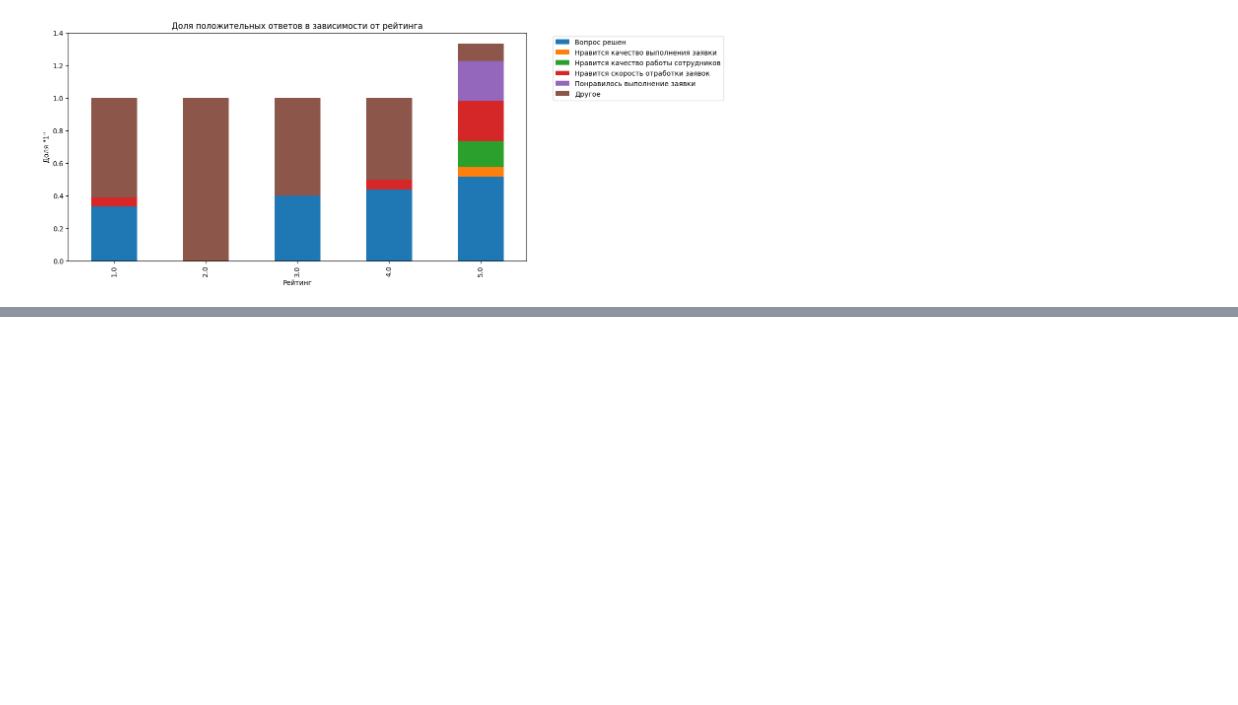
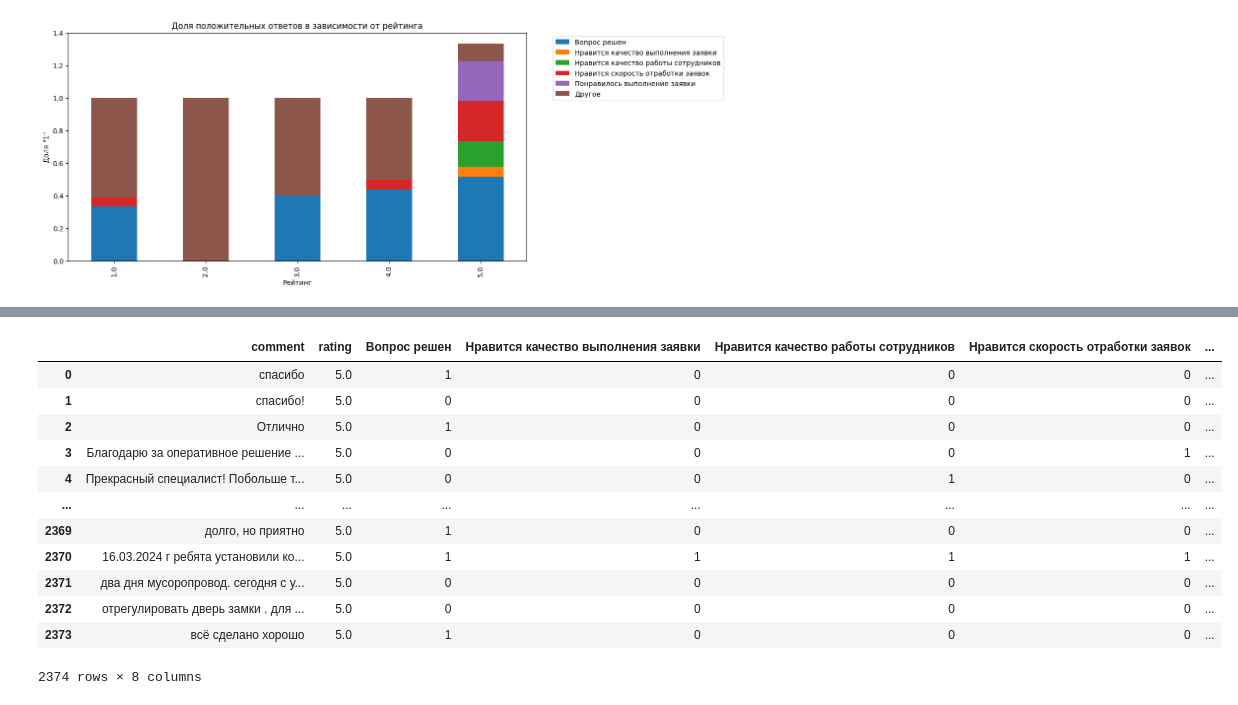
Before and after one commit to EBUSYGIN/NLP, a Jupyter notebook: NLP.ipynb, the cells around one changed output, grey strips where cells are left out. Cells and saved outputs as stored; diff of their text form; code cells hidden in the pictures; blank space fills up the shorter version.

```diff
--- a/NLP.ipynb
+++ b/NLP.ipynb
@@ -226,0 +243,46 @@ plt.show()
+# %%
+import re
+
+def remove_emojis(text):
+    if not isinstance(text, str):  # если значение не строка (NaN, число и т. д.)
+        return text
+    # Регулярное выражение для поиска эмодзи и смайликов
+    emoji_pattern = re.compile(
+        "["
+        "\U0001F600-\U0001F64F"  # эмоциональные смайлы
+        "\U0001F300-\U0001F5FF"  # символы и пиктограммы
+        "\U0001F680-\U0001F6FF"  # транспорт и карты
+        "\U0001F700-\U0001F77F"  # алхимические символы
+        "\U0001F780-\U0001F7FF"  # геометрические фигуры
+        "\U0001F800-\U0001F8FF"  # дополнительные символы
+        "\U0001F900-\U0001F9FF"  # дополнительные символы-2
+        "\U0001FA00-\U0001FA6F"  # шахматы
+        "\U0001FA70-\U0001FAFF"  # дополнительные символы-3
+        "\U00002702-\U000027B0"  # Dingbats
+        "\U000024C2-\U0001F251"  # Enclosed characters
+        "]+",
+        flags=re.UNICODE,
+    )
+    return emoji_pattern.sub(r'', text)
+
+# Применяем функцию к колонке 'comment'
+df['comment'] = df['comment'].apply(remove_emojis)
+
+# Удаляем возможные лишние пробелы после очистки
+df['comment'] = df['comment'].str.strip()
+# %%
+df
+# %% [output]
+|  | comment | rating | Вопрос решен | Нравится качество выполнения заявки | Нравится качество работы сотрудников | Нравится скорость отработки заявок | ... |
+| 0 | спасибо | 5.0 | 1 | 0 | 0 | 0 | ... |
+| 1 | спасибо! | 5.0 | 0 | 0 | 0 | 0 | ... |
+| 2 | Отлично | 5.0 | 1 | 0 | 0 | 0 | ... |
+| 3 | Благодарю за оперативное решение ... | 5.0 | 0 | 0 | 0 | 1 | ... |
+| 4 | Прекрасный специалист! Побольше т... | 5.0 | 0 | 0 | 1 | 0 | ... |
+| ... | ... | ... | ... | ... | ... | ... | ... |
+| 2369 | долго, но приятно | 5.0 | 1 | 0 | 0 | 0 | ... |
+| 2370 | 16.03.2024 г ребята установили ко... | 5.0 | 1 | 1 | 1 | 1 | ... |
+| 2371 | два дня мусоропровод. сегодня с у... | 5.0 | 0 | 0 | 0 | 0 | ... |
+| 2372 | отрегулировать дверь замки . для ... | 5.0 | 0 | 0 | 0 | 0 | ... |
+| 2373 | всё сделано хорошо | 5.0 | 1 | 0 | 0 | 0 | ... |
+2374 rows × 8 columns
```
Also changed, not shown: parts of 14 cells of this notebook.
